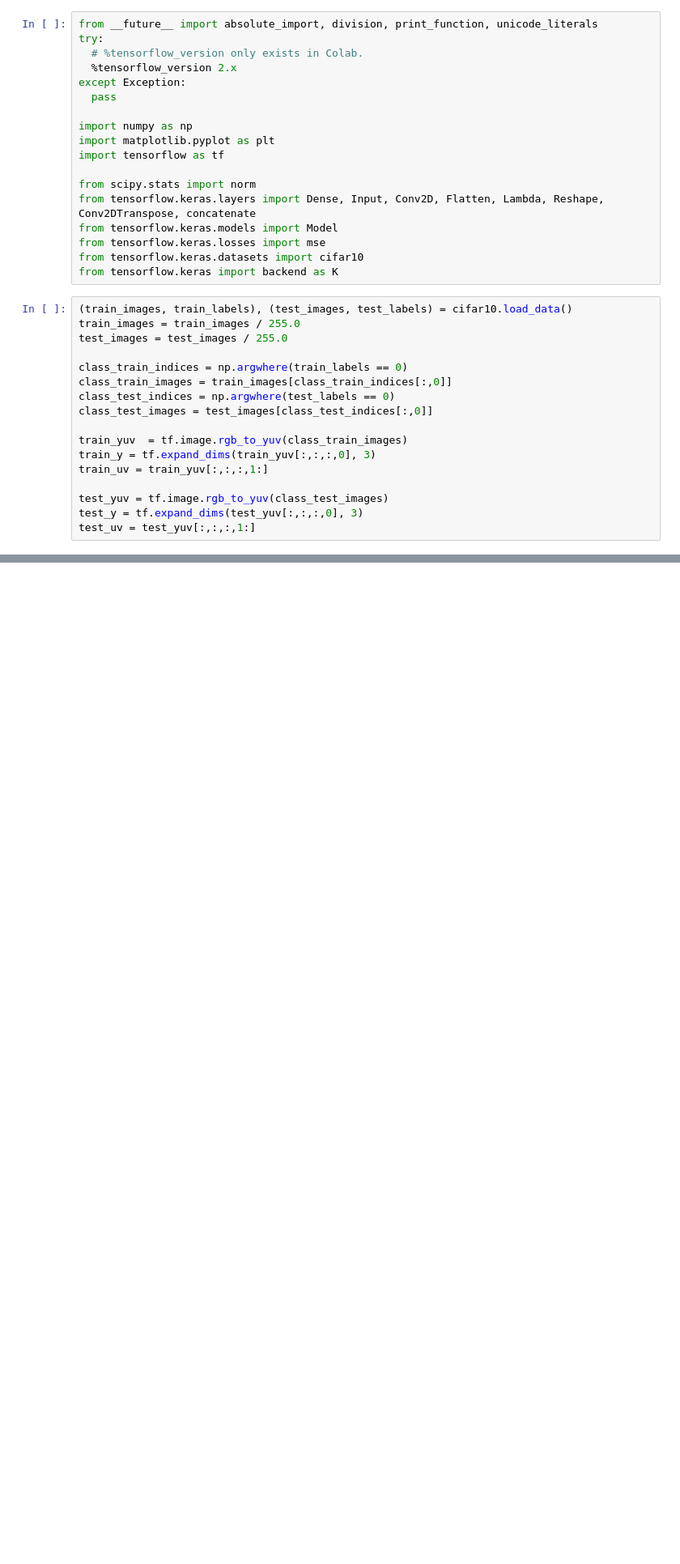
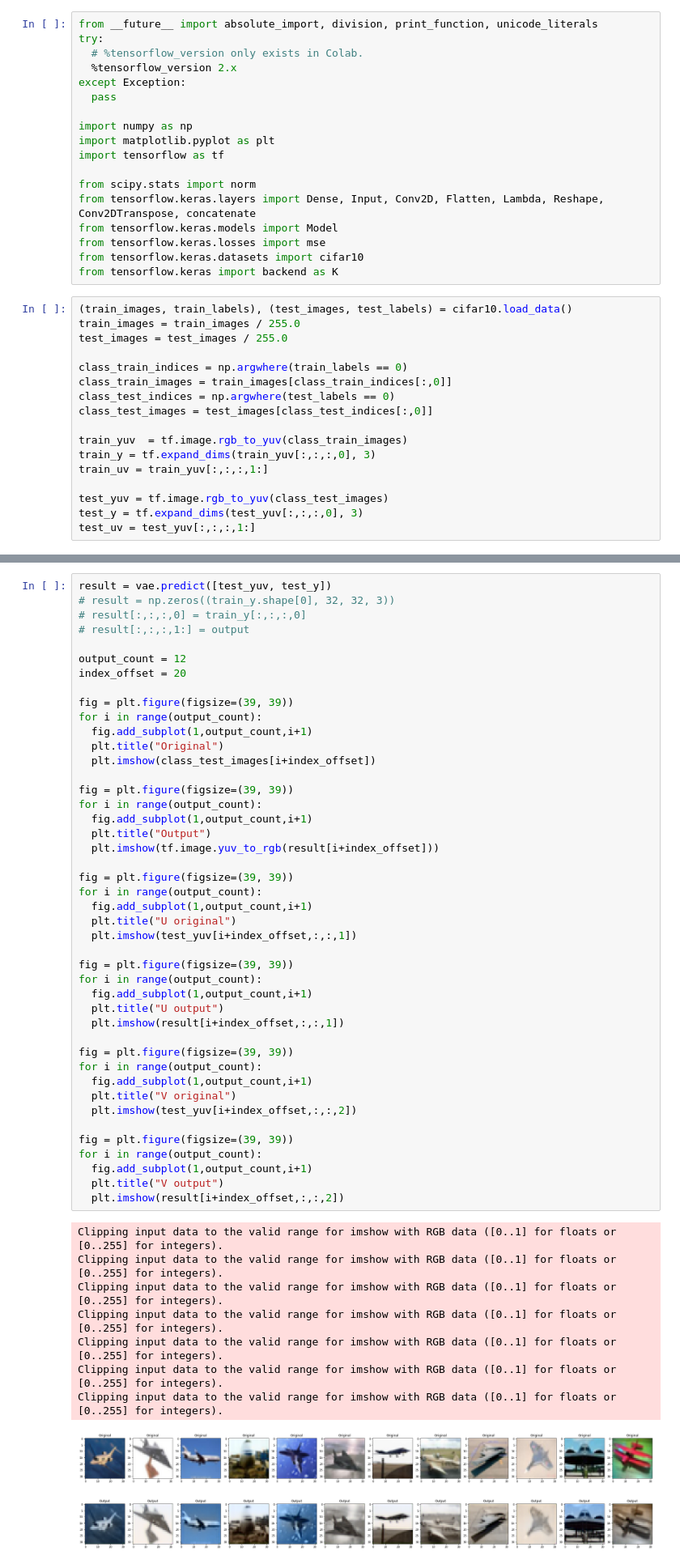
Before and after one commit to conwayjw97/Image-Colourisation-with-Deep-Learning, a Jupyter notebook: src/CVAECifar10.ipynb, the cells around one changed output, grey strips where cells are left out. Shown at 81% size. Saved outputs shown, nothing was run; the diff lists cells and outputs as text; blank space fills up the shorter version.

```diff
--- a/src/CVAECifar10.ipynb
+++ b/src/CVAECifar10.ipynb
@@ -267,0 +272,54 @@ Clipping input data to the valid range for imshow with RGB data ([0..1] for floa
+# %%
+result = vae.predict([test_yuv, test_y])
+# result = np.zeros((train_y.shape[0], 32, 32, 3))
+# result[:,:,:,0] = train_y[:,:,:,0]
+# result[:,:,:,1:] = output
+
+output_count = 12
+index_offset = 20
+
+fig = plt.figure(figsize=(39, 39))
+for i in range(output_count):
+  fig.add_subplot(1,output_count,i+1)
+  plt.title("Original")
+  plt.imshow(class_test_images[i+index_offset])
+
+fig = plt.figure(figsize=(39, 39))
+for i in range(output_count):
+  fig.add_subplot(1,output_count,i+1)
+  plt.title("Output")
+  plt.imshow(tf.image.yuv_to_rgb(result[i+index_offset]))
+
+fig = plt.figure(figsize=(39, 39))
+for i in range(output_count):
+  fig.add_subplot(1,output_count,i+1)
+  plt.title("U original")
+  plt.imshow(test_yuv[i+index_offset,:,:,1])
+
+fig = plt.figure(figsize=(39, 39))
+for i in range(output_count):
+  fig.add_subplot(1,output_count,i+1)
+  plt.title("U output")
+  plt.imshow(result[i+index_offset,:,:,1])
+
+fig = plt.figure(figsize=(39, 39))
+for i in range(output_count):
+  fig.add_subplot(1,output_count,i+1)
+  plt.title("V original")
+  plt.imshow(test_yuv[i+index_offset,:,:,2])
+
+fig = plt.figure(figsize=(39, 39))
+for i in range(output_count):
+  fig.add_subplot(1,output_count,i+1)
+  plt.title("V output")
+  plt.imshow(result[i+index_offset,:,:,2])
+# %% [output]
+Clipping input data to the valid range for imshow with RGB data ([0..1] for floats or [0..255] for integers).
+Clipping input data to the valid range for imshow with RGB data ([0..1] for floats or [0..255] for integers).
+Clipping input data to the valid range for imshow with RGB data ([0..1] for floats or [0..255] for integers).
+Clipping input data to the valid range for imshow with RGB data ([0..1] for floats or [0..255] for integers).
+Clipping input data to the valid range for imshow with RGB data ([0..1] for floats or [0..255] for integers).
+Clipping input data to the valid range for imshow with RGB data ([0..1] for floats or [0..255] for integers).
+Clipping input data to the valid range for imshow with RGB data ([0..1] for floats or [0..255] for integers).
+[figure, added]
+[figure, added]
```
Also changed, not shown: parts of 9 cells of this notebook.
